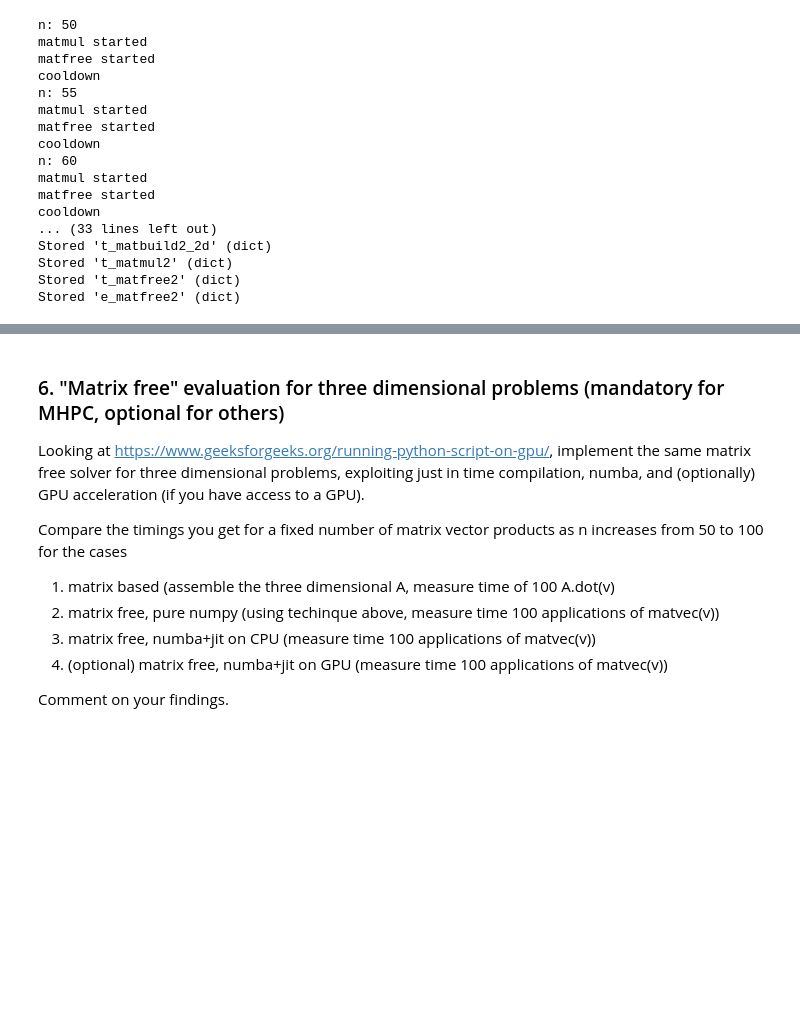
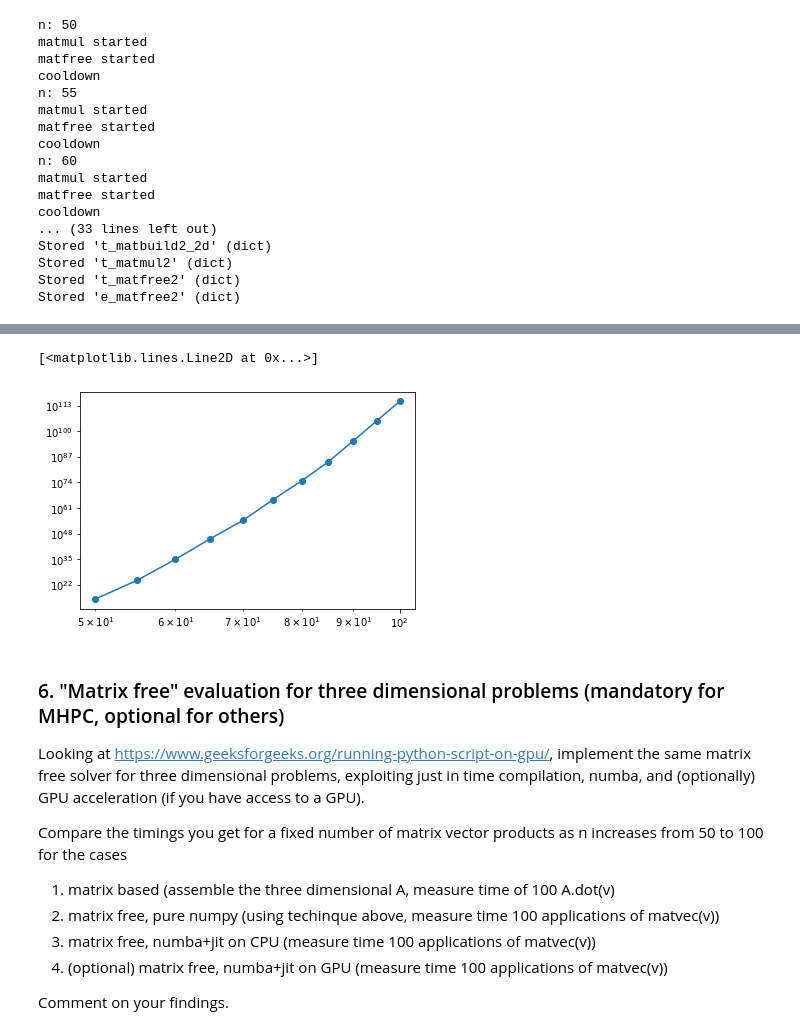
Before and after one commit to lfabris-mhpc/numerical-analysis-2020-2021, a Jupyter notebook: FinalProject-2020-2021-Fabris-Lorenzo.ipynb, the cells around one changed output, grey strips where cells are left out. Cells and saved outputs as stored; diff of their text form; code cells hidden in the pictures; blank space fills up the shorter version.

```diff
--- a/FinalProject-2020-2021-Fabris-Lorenzo.ipynb
+++ b/FinalProject-2020-2021-Fabris-Lorenzo.ipynb
@@ -671,3 +644,9 @@ plt.semilogy(e_matfree2.keys(), e_matfree2.values(), "o-", scaley="log", label="
+# %%
+x, y = dict2arrays(e_matfree2)
+plt.loglog(x, y, "o-", scaley="log", label="matfree")
+# %% [output]
+[<matplotlib.lines.Line2D at 0x...>]
+[figure, added]
 # %% [markdown]
 ### 6. "Matrix free" evaluation for three dimensional problems (mandatory for MHPC, optional for others)
 
```
Also changed, not shown: parts of 25 cells of this notebook.
